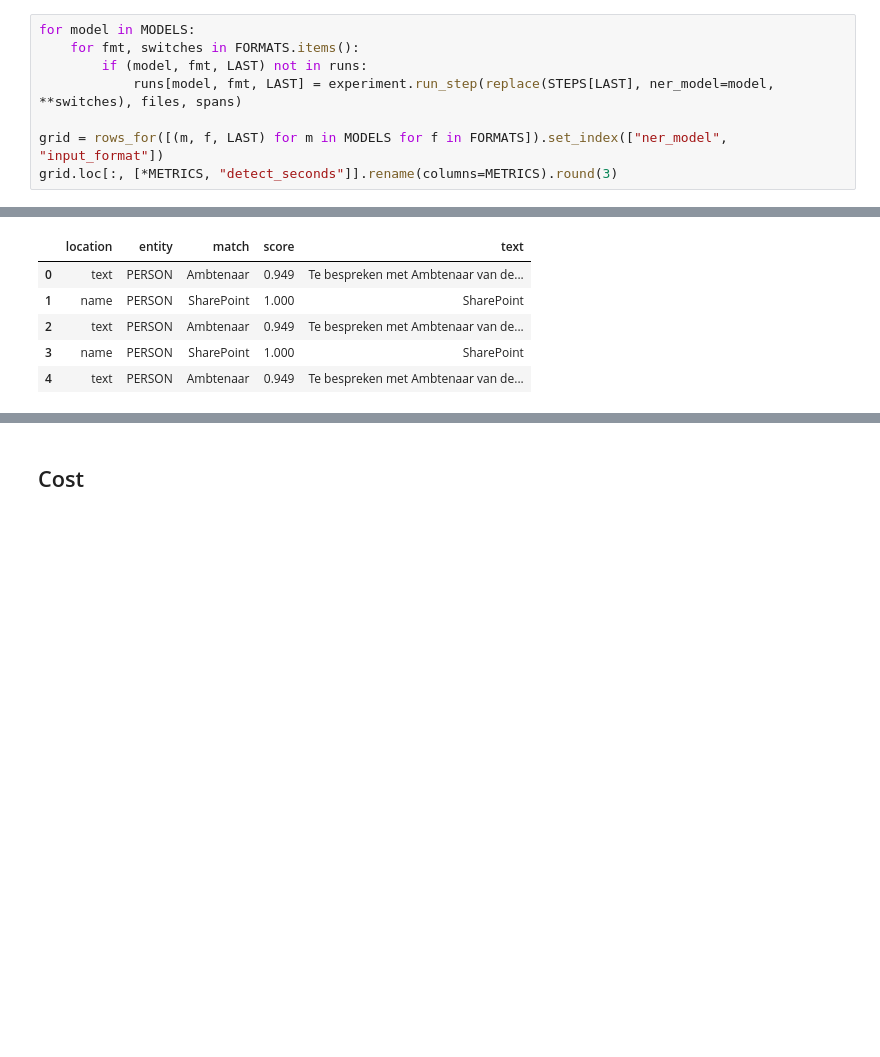
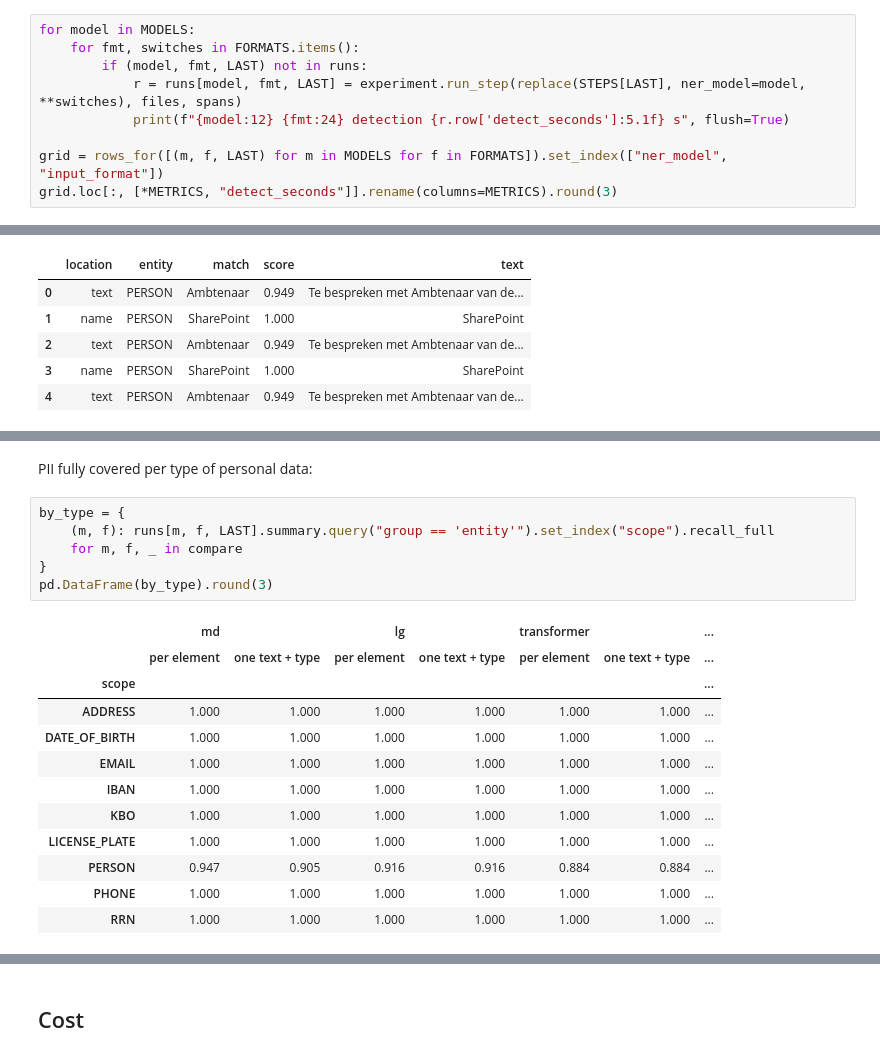
Before and after one commit to MartijnBogaert/presidio-bpmn-tryout, a Jupyter notebook: 03_models.ipynb, the cells around one changed output, grey strips where cells are left out. Saved outputs shown, nothing was run; the diff lists cells and outputs as text; blank space fills up the shorter version.

```diff
--- a/03_models.ipynb
+++ b/03_models.ipynb
@@ -191,7 +210,8 @@ Does a model that reads more context make one text per diagram, or the story, be
 for model in MODELS:
     for fmt, switches in FORMATS.items():
         if (model, fmt, LAST) not in runs:
-            runs[model, fmt, LAST] = experiment.run_step(replace(STEPS[LAST], ner_model=model, **switches), files, spans)
+            r = runs[model, fmt, LAST] = experiment.run_step(replace(STEPS[LAST], ner_model=model, **switches), files, spans)
+            print(f"{model:12} {fmt:24} detection {r.row['detect_seconds']:5.1f} s", flush=True)
 
 grid = rows_for([(m, f, LAST) for m in MODELS for f in FORMATS]).set_index(["ner_model", "input_format"])
 grid.loc[:, [*METRICS, "detect_seconds"]].rename(columns=METRICS).round(3)
@@ -340,0 +435,21 @@ false positives:
+# %% [markdown]
+PII fully covered per type of personal data:
+# %%
+by_type = {
+    (m, f): runs[m, f, LAST].summary.query("group == 'entity'").set_index("scope").recall_full
+    for m, f, _ in compare
+}
+pd.DataFrame(by_type).round(3)
+# %% [output]
+|  | md |  | lg |  | transformer |  | ... |
+|  | per element | one text + type | per element | one text + type | per element | one text + type | ... |
+| scope |  |  |  |  |  |  | ... |
+| ADDRESS | 1.000 | 1.000 | 1.000 | 1.000 | 1.000 | 1.000 | ... |
+| DATE_OF_BIRTH | 1.000 | 1.000 | 1.000 | 1.000 | 1.000 | 1.000 | ... |
+| EMAIL | 1.000 | 1.000 | 1.000 | 1.000 | 1.000 | 1.000 | ... |
+| IBAN | 1.000 | 1.000 | 1.000 | 1.000 | 1.000 | 1.000 | ... |
+| KBO | 1.000 | 1.000 | 1.000 | 1.000 | 1.000 | 1.000 | ... |
+| LICENSE_PLATE | 1.000 | 1.000 | 1.000 | 1.000 | 1.000 | 1.000 | ... |
+| PERSON | 0.947 | 0.905 | 0.916 | 0.916 | 0.884 | 0.884 | ... |
+| PHONE | 1.000 | 1.000 | 1.000 | 1.000 | 1.000 | 1.000 | ... |
+| RRN | 1.000 | 1.000 | 1.000 | 1.000 | 1.000 | 1.000 | ... |
```
Also changed, not shown: parts of 15 cells of this notebook, 9 other files.
